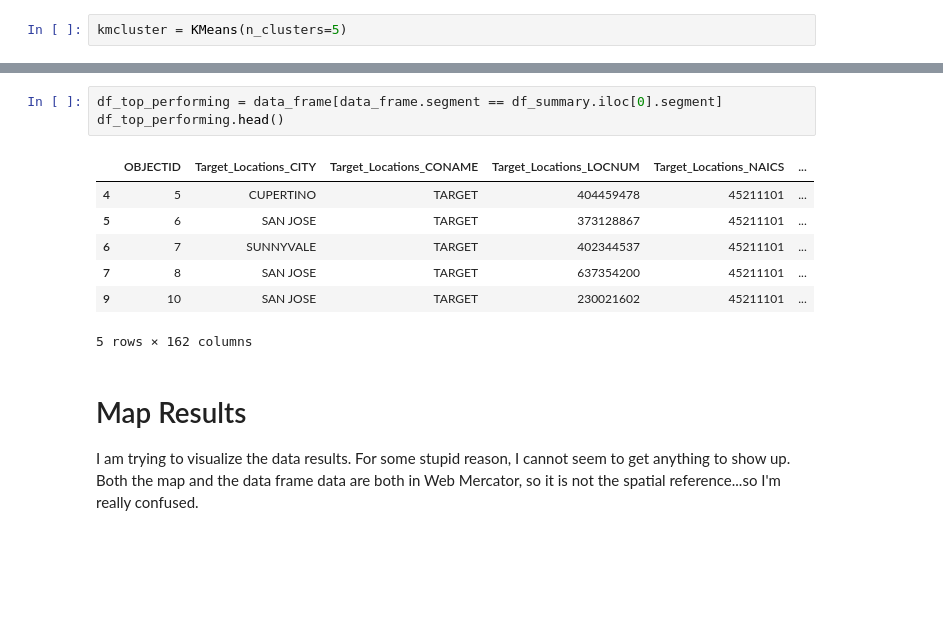
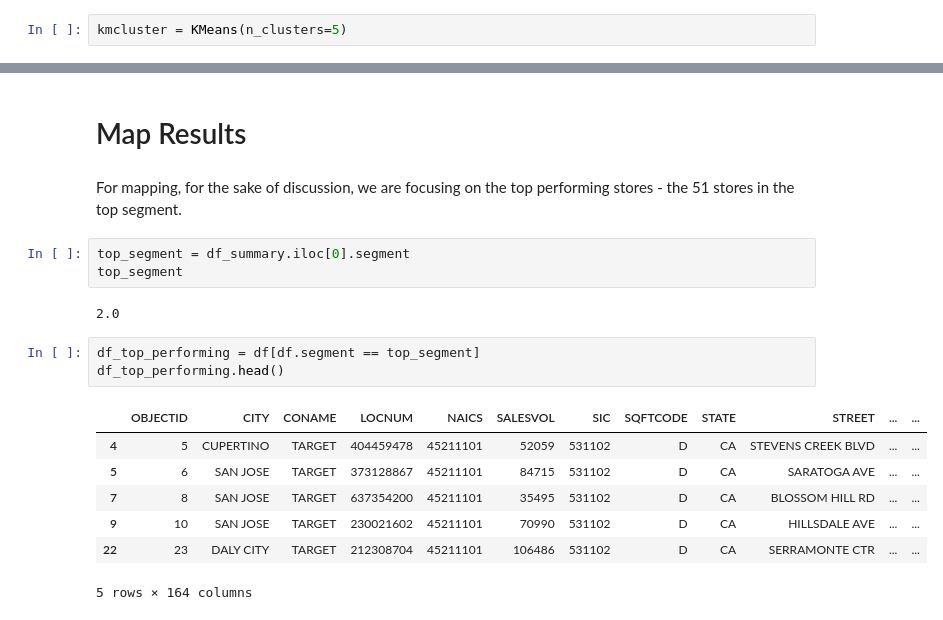
Before and after one commit to knu2xs/arcgis-machine-learning-demonstrations, a Jupyter notebook: Retrieve Data as Pandas Data Frame - SciKit Learn KMeans.ipynb, the cells around one changed output, grey strips where cells are left out. Cells and saved outputs as stored; diff of their text form; blank space fills up the shorter version.

```diff
--- a/Retrieve Data as Pandas Data Frame - SciKit Learn KMeans.ipynb
+++ b/Retrieve Data as Pandas Data Frame - SciKit Learn KMeans.ipynb
@@ -114,15 +126,20 @@ df_summary
+# %% [markdown]
+# Map Results
+# %% [markdown]
+For mapping, for the sake of discussion, we are focusing on the top performing stores - the 51 stores in the top segment.
 # %%
-df_top_performing = data_frame[data_frame.segment == df_summary.iloc[0].segment]
-df_top_performing.head()
+top_segment = df_summary.iloc[0].segment
+top_segment
 # %% [output]
-|  | OBJECTID | Target_Locations_CITY | Target_Locations_CONAME | Target_Locations_LOCNUM | Target_Locations_NAICS | ... |
-| 4 | 5 | CUPERTINO | TARGET | 404459478 | 45211101 | ... |
-| 5 | 6 | SAN JOSE | TARGET | 373128867 | 45211101 | ... |
-| 6 | 7 | SUNNYVALE | TARGET | 402344537 | 45211101 | ... |
-| 7 | 8 | SAN JOSE | TARGET | 637354200 | 45211101 | ... |
-| 9 | 10 | SAN JOSE | TARGET | 230021602 | 45211101 | ... |
-5 rows × 162 columns
+2.0
-# %% [markdown]
-# Map Results
-
-I am trying to visualize the data results. For some stupid reason, I cannot seem to get anything to show up. Both the map and the data frame data are both in Web Mercator, so it is not the spatial reference...so I'm really confused.
+# %%
+df_top_performing = df[df.segment == top_segment]
+df_top_performing.head()
+# %% [output]
+|  | OBJECTID | CITY | CONAME | LOCNUM | NAICS | SALESVOL | SIC | SQFTCODE | STATE | STREET | ... | ... |
+| 4 | 5 | CUPERTINO | TARGET | 404459478 | 45211101 | 52059 | 531102 | D | CA | STEVENS CREEK BLVD | ... | ... |
+| 5 | 6 | SAN JOSE | TARGET | 373128867 | 45211101 | 84715 | 531102 | D | CA | SARATOGA AVE | ... | ... |
+| 7 | 8 | SAN JOSE | TARGET | 637354200 | 45211101 | 35495 | 531102 | D | CA | BLOSSOM HILL RD | ... | ... |
+| 9 | 10 | SAN JOSE | TARGET | 230021602 | 45211101 | 70990 | 531102 | D | CA | HILLSDALE AVE | ... | ... |
+| 22 | 23 | DALY CITY | TARGET | 212308704 | 45211101 | 106486 | 531102 | D | CA | SERRAMONTE CTR | ... | ... |
+5 rows × 164 columns
```
Also changed, not shown: parts of 34 cells of this notebook.
